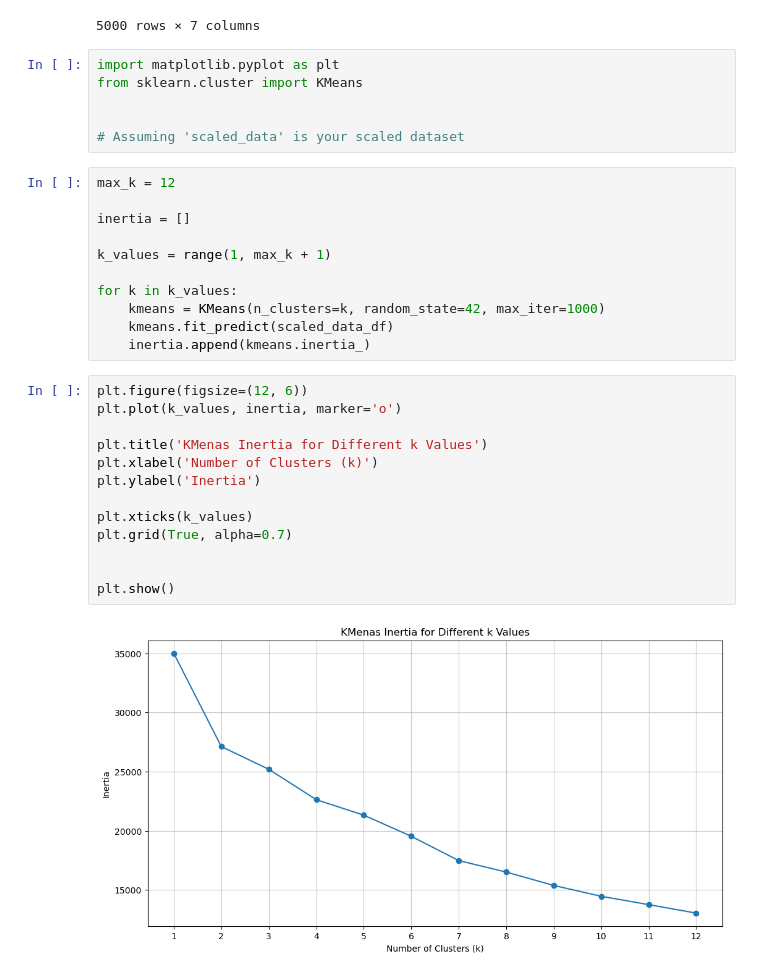
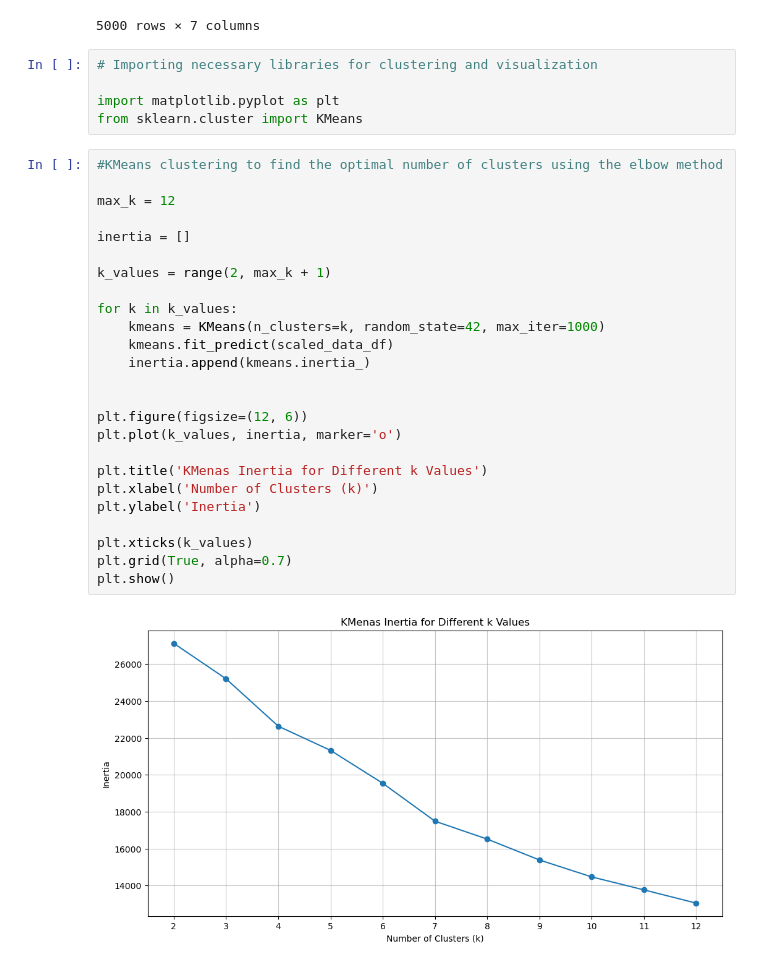
Before and after one commit to rshewatkar/ML_internship, a Jupyter notebook: New Project/new.ipynb, the cells around one changed output. Saved outputs shown, nothing was run; the diff lists cells and outputs as text.

```diff
--- a/New Project/new.ipynb
+++ b/New Project/new.ipynb
@@ -169,35 +181,35 @@ scaled_data_df
 | 4999 | 0.848578 | -0.834852 | -0.746524 | -1.271341 | 0.994018 | -0.723600 | -0.299592 |
 5000 rows × 7 columns
 # %%
+# Importing necessary libraries for clustering and visualization
+
 import matplotlib.pyplot as plt
 from sklearn.cluster import KMeans
-
-
-# Assuming 'scaled_data' is your scaled dataset
 # %%
+#KMeans clustering to find the optimal number of clusters using the elbow method
+
 max_k = 12
 
 inertia = []
 
-k_values = range(1, max_k + 1)
+k_values = range(2, max_k + 1)
 
 for k in k_values:
     kmeans = KMeans(n_clusters=k, random_state=42, max_iter=1000)
     kmeans.fit_predict(scaled_data_df)
     inertia.append(kmeans.inertia_)
+
+
+plt.figure(figsize=(12, 6))
+plt.plot(k_values, inertia, marker='o')
+
+plt.title('KMenas Inertia for Different k Values')
+plt.xlabel('Number of Clusters (k)')
+plt.ylabel('Inertia')
+
+plt.xticks(k_values)
+plt.grid(True, alpha=0.7)
+plt.show()
+# %% [output]
+[figure, added]
-# %%
-plt.figure(figsize=(12, 6))
-plt.plot(k_values, inertia, marker='o')
-
-plt.title('KMenas Inertia for Different k Values')
-plt.xlabel('Number of Clusters (k)')
-plt.ylabel('Inertia')
-
-plt.xticks(k_values)
-plt.grid(True, alpha=0.7)
-
-
-plt.show()
-# %% [output]
-[figure, removed]
 # %%
```
Also changed, not shown: parts of 23 cells of this notebook.
